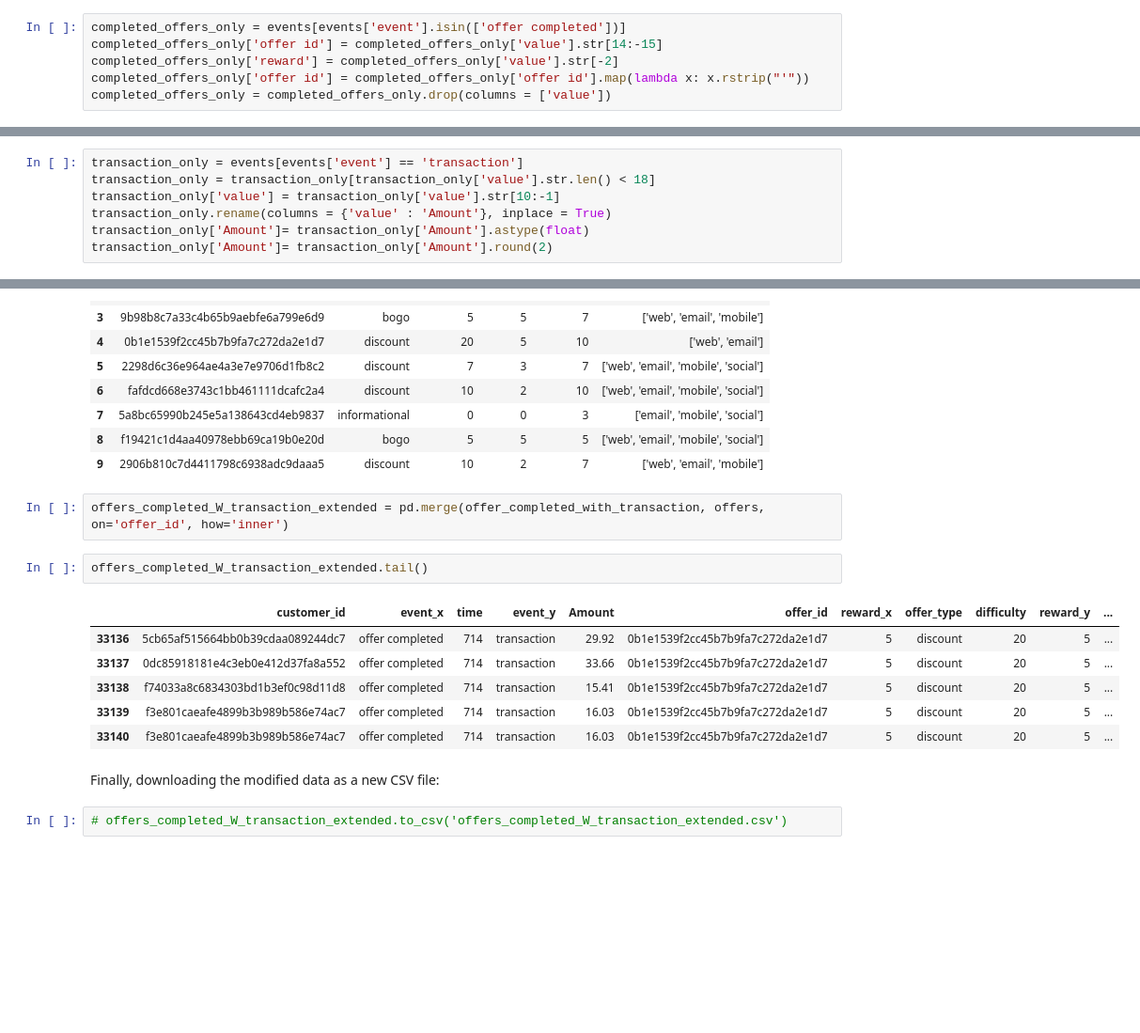
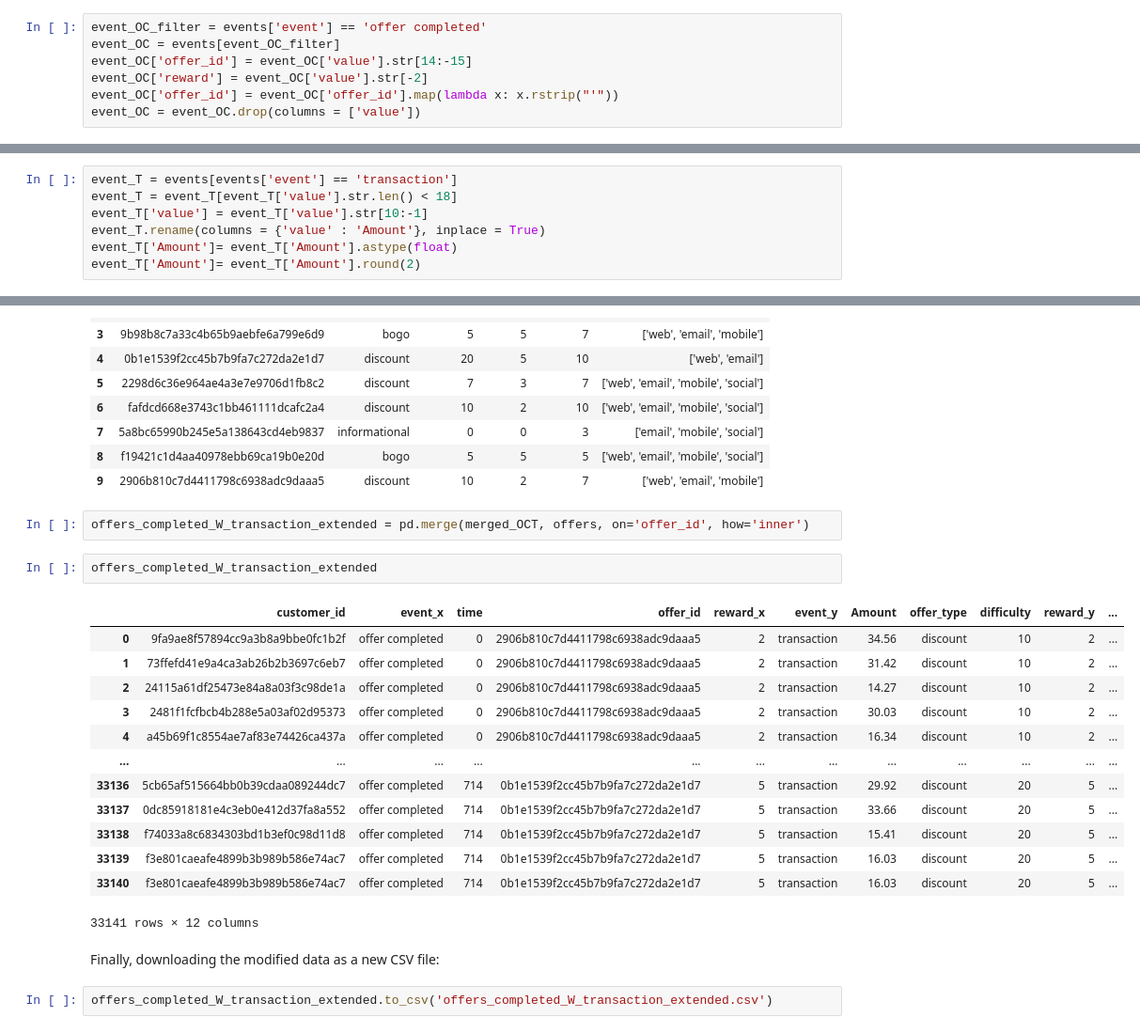
Before and after one commit to YaniaNada/Cafe-Reward-Analysis-Project, a Jupyter notebook: data_analysis.ipynb, the cells around one changed output, grey strips where cells are left out. Shown: that part at 94% size. Cells and saved outputs as stored; diff of their text form; blank space fills up the shorter version.

```diff
--- a/data_analysis.ipynb
+++ b/data_analysis.ipynb
@@ -183,11 +172,12 @@ Finally, downloading the modified data as a new CSV file:
 # %% [markdown]
 Extracting only offers completed events:
 # %%
-completed_offers_only = events[events['event'].isin(['offer completed'])]
-completed_offers_only['offer id'] = completed_offers_only['value'].str[14:-15]
-completed_offers_only['reward'] = completed_offers_only['value'].str[-2]
-completed_offers_only['offer id'] = completed_offers_only['offer id'].map(lambda x: x.rstrip("'"))
-completed_offers_only = completed_offers_only.drop(columns = ['value'])
+event_OC_filter = events['event'] == 'offer completed'
+event_OC = events[event_OC_filter]
+event_OC['offer_id'] = event_OC['value'].str[14:-15]
+event_OC['reward'] = event_OC['value'].str[-2]
+event_OC['offer_id'] = event_OC['offer_id'].map(lambda x: x.rstrip("'"))
+event_OC = event_OC.drop(columns = ['value'])
 # %% [output]
 A value is trying to be set on a copy of a slice from a DataFrame.
 Try using .loc[row_indexer,col_indexer] = value instead
@@ -231,9 +223,9 @@ dtypes: int64(1), object(4)
 # %% [markdown]
 Extracting only transaction events:
 # %%
-transaction_only = events[events['event'] == 'transaction']
-transaction_only = transaction_only[transaction_only['value'].str.len() < 18]
-transaction_only['value'] = transaction_only['value'].str[10:-1]
-transaction_only.rename(columns = {'value' : 'Amount'}, inplace = True)
-transaction_only['Amount']= transaction_only['Amount'].astype(float)
-transaction_only['Amount']= transaction_only['Amount'].round(2)
+event_T = events[events['event'] == 'transaction']
+event_T = event_T[event_T['value'].str.len() < 18]
+event_T['value'] = event_T['value'].str[10:-1]
+event_T.rename(columns = {'value' : 'Amount'}, inplace = True)
+event_T['Amount']= event_T['Amount'].astype(float)
+event_T['Amount']= event_T['Amount'].round(2)
@@ -341,17 +330,24 @@ offers
 | 8 | f19421c1d4aa40978ebb69ca19b0e20d | bogo | 5 | 5 | 5 | ['web', 'email', 'mobile', 'social'] |
 | 9 | 2906b810c7d4411798c6938adc9daaa5 | discount | 10 | 2 | 7 | ['web', 'email', 'mobile'] |
 # %%
-offers_completed_W_transaction_extended = pd.merge(offer_completed_with_transaction, offers, on='offer_id', how='inner')
+offers_completed_W_transaction_extended = pd.merge(merged_OCT, offers, on='offer_id', how='inner')
 # %%
-offers_completed_W_transaction_extended.tail()
+offers_completed_W_transaction_extended
 # %% [output]
-|  | customer_id | event_x | time | event_y | Amount | offer_id | reward_x | offer_type | difficulty | reward_y | ... |
-| 33136 | 5cb65af515664bb0b39cdaa089244dc7 | offer completed | 714 | transaction | 29.92 | 0b1e1539f2cc45b7b9fa7c272da2e1d7 | 5 | discount | 20 | 5 | ... |
-| 33137 | 0dc85918181e4c3eb0e412d37fa8a552 | offer completed | 714 | transaction | 33.66 | 0b1e1539f2cc45b7b9fa7c272da2e1d7 | 5 | discount | 20 | 5 | ... |
-| 33138 | f74033a8c6834303bd1b3ef0c98d11d8 | offer completed | 714 | transaction | 15.41 | 0b1e1539f2cc45b7b9fa7c272da2e1d7 | 5 | discount | 20 | 5 | ... |
-| 33139 | f3e801caeafe4899b3b989b586e74ac7 | offer completed | 714 | transaction | 16.03 | 0b1e1539f2cc45b7b9fa7c272da2e1d7 | 5 | discount | 20 | 5 | ... |
-| 33140 | f3e801caeafe4899b3b989b586e74ac7 | offer completed | 714 | transaction | 16.03 | 0b1e1539f2cc45b7b9fa7c272da2e1d7 | 5 | discount | 20 | 5 | ... |
+|  | customer_id | event_x | time | offer_id | reward_x | event_y | Amount | offer_type | difficulty | reward_y | ... |
+| 0 | 9fa9ae8f57894cc9a3b8a9bbe0fc1b2f | offer completed | 0 | 2906b810c7d4411798c6938adc9daaa5 | 2 | transaction | 34.56 | discount | 10 | 2 | ... |
+| 1 | 73ffefd41e9a4ca3ab26b2b3697c6eb7 | offer completed | 0 | 2906b810c7d4411798c6938adc9daaa5 | 2 | transaction | 31.42 | discount | 10 | 2 | ... |
+| 2 | 24115a61df25473e84a8a03f3c98de1a | offer completed | 0 | 2906b810c7d4411798c6938adc9daaa5 | 2 | transaction | 14.27 | discount | 10 | 2 | ... |
+| 3 | 2481f1fcfbcb4b288e5a03af02d95373 | offer completed | 0 | 2906b810c7d4411798c6938adc9daaa5 | 2 | transaction | 30.03 | discount | 10 | 2 | ... |
+| 4 | a45b69f1c8554ae7af83e74426ca437a | offer completed | 0 | 2906b810c7d4411798c6938adc9daaa5 | 2 | transaction | 16.34 | discount | 10 | 2 | ... |
+| ... | ... | ... | ... | ... | ... | ... | ... | ... | ... | ... | ... |
+| 33136 | 5cb65af515664bb0b39cdaa089244dc7 | offer completed | 714 | 0b1e1539f2cc45b7b9fa7c272da2e1d7 | 5 | transaction | 29.92 | discount | 20 | 5 | ... |
+| 33137 | 0dc85918181e4c3eb0e412d37fa8a552 | offer completed | 714 | 0b1e1539f2cc45b7b9fa7c272da2e1d7 | 5 | transaction | 33.66 | discount | 20 | 5 | ... |
+| 33138 | f74033a8c6834303bd1b3ef0c98d11d8 | offer completed | 714 | 0b1e1539f2cc45b7b9fa7c272da2e1d7 | 5 | transaction | 15.41 | discount | 20 | 5 | ... |
+| 33139 | f3e801caeafe4899b3b989b586e74ac7 | offer completed | 714 | 0b1e1539f2cc45b7b9fa7c272da2e1d7 | 5 | transaction | 16.03 | discount | 20 | 5 | ... |
+| 33140 | f3e801caeafe4899b3b989b586e74ac7 | offer completed | 714 | 0b1e1539f2cc45b7b9fa7c272da2e1d7 | 5 | transaction | 16.03 | discount | 20 | 5 | ... |
+33141 rows × 12 columns
 # %% [markdown]
 Finally, downloading the modified data as a new CSV file:
 # %%
-# offers_completed_W_transaction_extended.to_csv('offers_completed_W_transaction_extended.csv')
+offers_completed_W_transaction_extended.to_csv('offers_completed_W_transaction_extended.csv')
```
Also changed, not shown: parts of 19 cells of this notebook, 3 other files.
